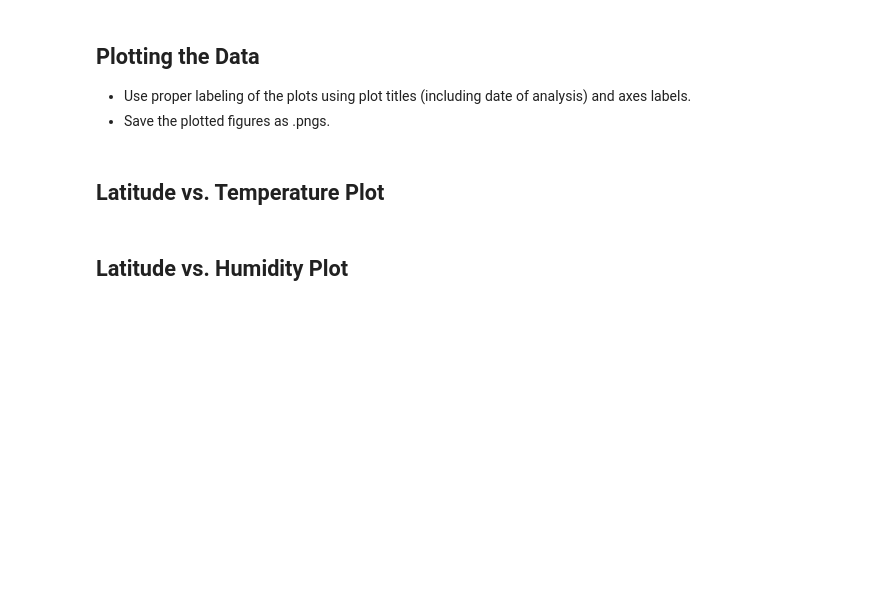
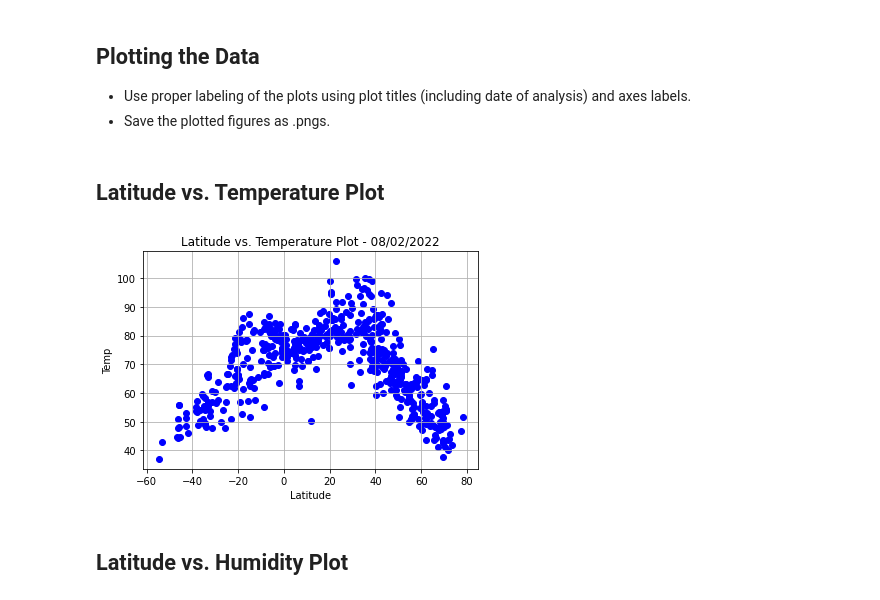
Before and after one commit to kclm40/python-api-challenge, a Jupyter notebook: WeatherPy/WeatherPy.ipynb, the cells around one changed output. Saved outputs shown, nothing was run; the diff lists cells and outputs as text; code cells hidden in the pictures; blank space fills up the shorter version.

```diff
--- a/WeatherPy/WeatherPy.ipynb
+++ b/WeatherPy/WeatherPy.ipynb
@@ -159,5 +170,15 @@ Skip this step if there are no cities that have humidity > 100%.
 * Save the plotted figures as .pngs.
 # %% [markdown]
 ## Latitude vs. Temperature Plot
+# %%
+#create scatterplot
+plt.scatter(weatherpy_df["Latitude"],weatherpy_df["Temp"], facecolor = "blue")
+plt.title("Latitude vs. Temperature Plot - 08/02/2022")
+plt.xlabel("Latitude")
+plt.ylabel("Temp")
+plt.grid(True)
+plt.show()
+# %% [output]
+[figure, added]
 # %% [markdown]
 ## Latitude vs. Humidity Plot
```
Also changed, not shown: parts of 16 cells of this notebook, 1 other file.
